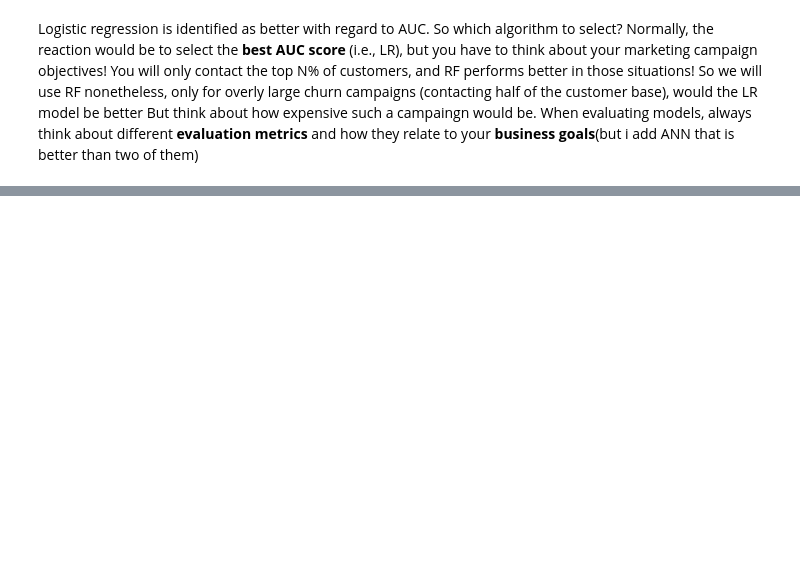
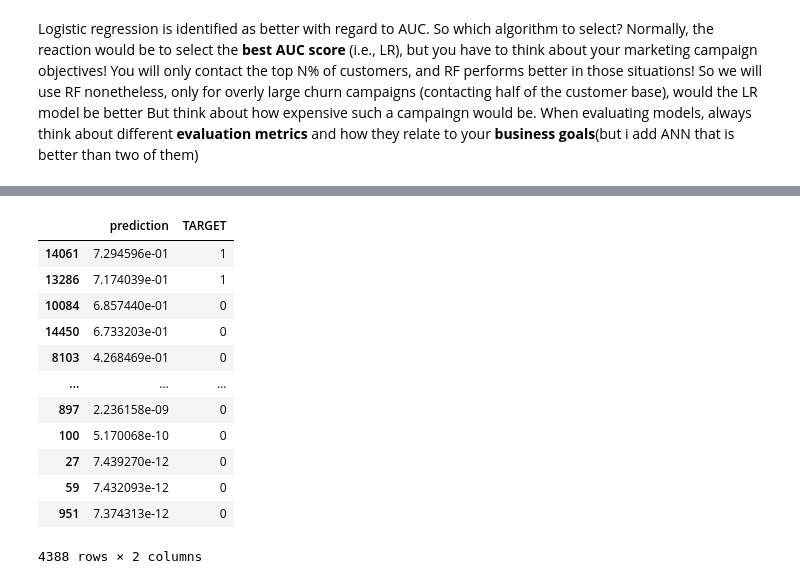
Before and after one commit to melikaabedikoupaei/churn_prediction, a Jupyter notebook: Churn_Case.ipynb, the cells around one changed output, grey strips where cells are left out. Drawn from its saved outputs; the diff is of its cells as text; code cells hidden in the pictures; blank space fills up the shorter version.

```diff
--- a/Churn_Case.ipynb
+++ b/Churn_Case.ipynb
@@ -1420,0 +1386,16 @@ shap.force_plot(explainer.expected_value[1], shap_values_spec[1], chosen_instanc
+# %%
+label_pred
+# %% [output]
+|  | prediction | TARGET |
+| 14061 | 7.294596e-01 | 1 |
+| 13286 | 7.174039e-01 | 1 |
+| 10084 | 6.857440e-01 | 0 |
+| 14450 | 6.733203e-01 | 0 |
+| 8103 | 4.268469e-01 | 0 |
+| ... | ... | ... |
+| 897 | 2.236158e-09 | 0 |
+| 100 | 5.170068e-10 | 0 |
+| 27 | 7.439270e-12 | 0 |
+| 59 | 7.432093e-12 | 0 |
+| 951 | 7.374313e-12 | 0 |
+4388 rows × 2 columns
```
Also changed, not shown: parts of 38 cells of this notebook.
